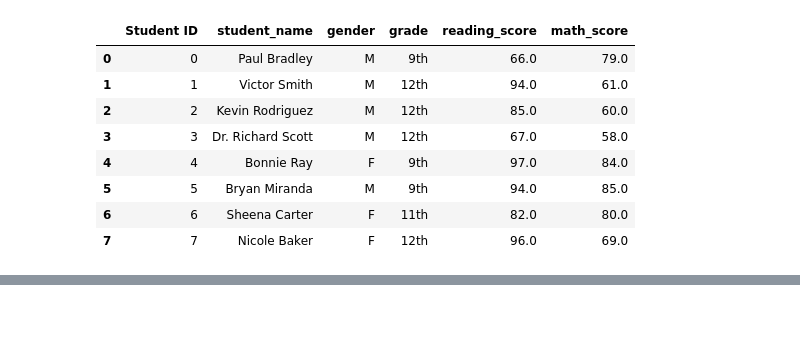
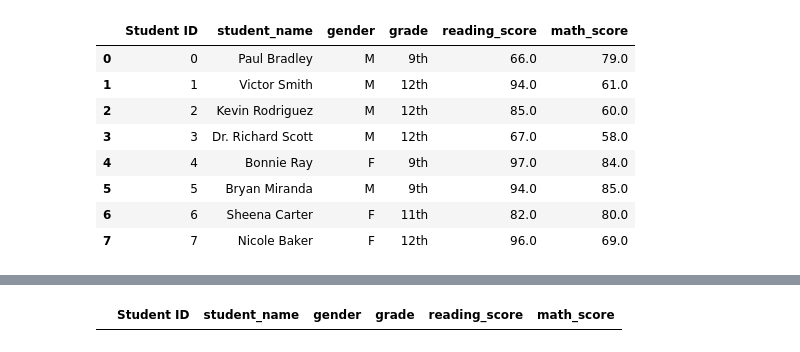
Before and after one commit to taylorfrias/TFModule4, a Jupyter notebook: cleaning_data.ipynb, the cells around one changed output, grey strips where cells are left out. Cells and saved outputs as stored; diff of their text form; code cells hidden in the pictures; blank space fills up the shorter version.

```diff
--- a/cleaning_data.ipynb
+++ b/cleaning_data.ipynb
@@ -39,3 +39,5 @@ missing_grades_df.fillna(85)
 | 5 | 5 | Bryan Miranda | M | 9th | 94.0 | 85.0 |
 | 6 | 6 | Sheena Carter | F | 11th | 82.0 | 80.0 |
 | 7 | 7 | Nicole Baker | F | 12th | 96.0 | 69.0 |
+# %%
+nine = missing_grades_df.loc[missing_grades_df['student_name'=="9th"]
@@ -41,0 +46,4 @@ missing_grades_df.fillna(85)
+# %%
+nine
+# %% [output]
+|  | Student ID | student_name | gender | grade | reading_score | math_score |
```
Also changed, not shown: parts of 1 cell of this notebook, 3 other files.
